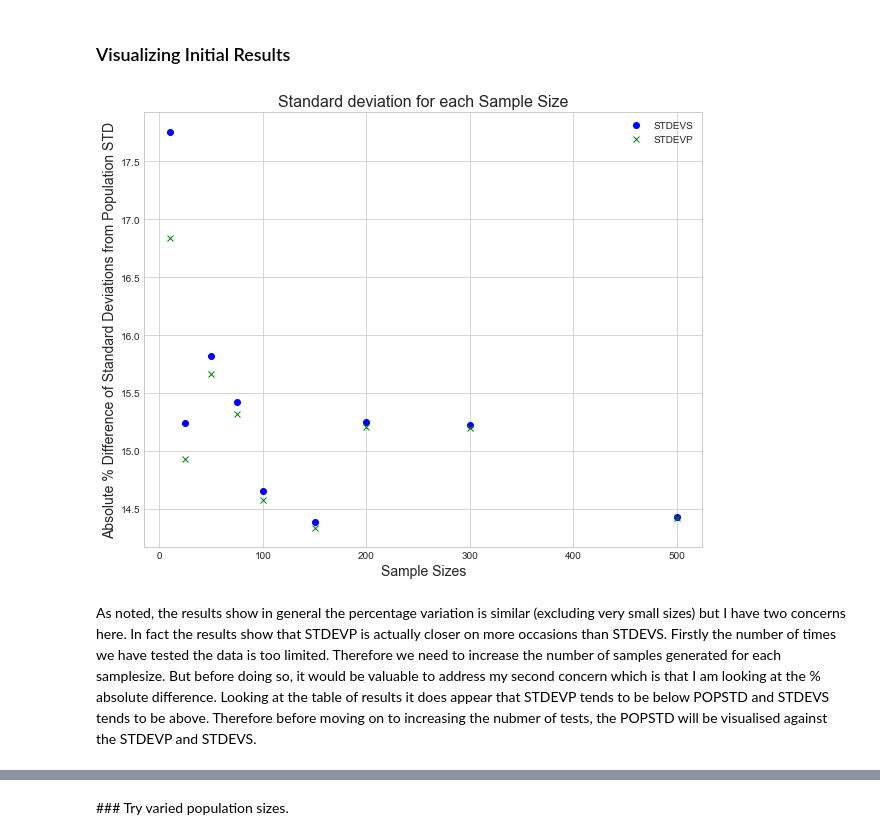
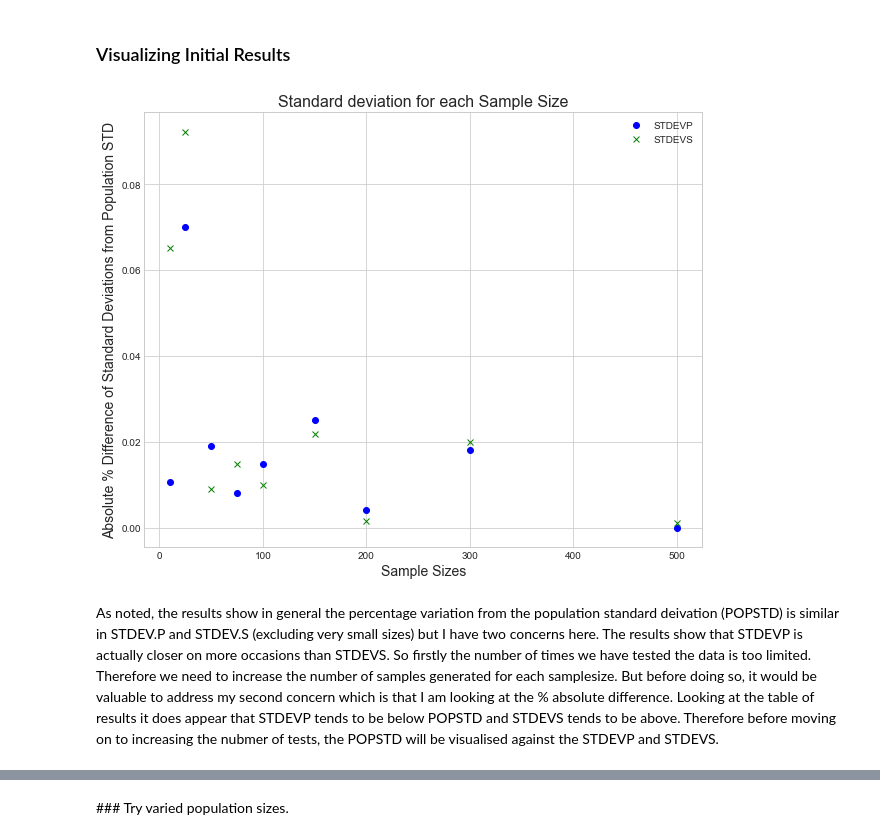
Before and after one commit to fionaoriordan/MLS_Tasks, a Jupyter notebook: Tasks.ipynb, the cells around one changed output, grey strips where cells are left out. Cells and saved outputs as stored; diff of their text form; code cells hidden in the pictures.

Commit message:
zooming in on stdev.p versus stdev.s for single testcases for each samplesize

```diff
--- a/Tasks.ipynb
+++ b/Tasks.ipynb
@@ -447,14 +475,14 @@ With a uniformally randomly generated population pop of size {len(pop)}, the pop
 # %%
 # Ploting  results for standard deviation using STDEV.P & STDEV.P versus pop STD
 # samplesize
-plt.plot(df['SAMPLESIZE'], df['STDEVS'], 'bo', label='STDEVS')
-plt.plot(df['SAMPLESIZE'], df['STDEVP'], 'gx', label='STDEVP')
+plt.plot(df['SAMPLESIZE'], df['STDP%DIFF'], 'bo', label='STDEVP')
+plt.plot(df['SAMPLESIZE'], df['STDS%DIFF'], 'gx', label='STDEVS')
 plt.title('Standard deviation for each Sample Size', fontsize='16')
 plt.xlabel('Sample Sizes', fontsize='14')
 plt.ylabel('Absolute % Difference of Standard Deviations from Population STD', fontsize='14')
 plt.legend()
 plt.show()
 # %% [output]
-[figure, old version]
+[figure, new version]
 # %% [markdown]
-As noted, the results show in general the percentage variation is similar (excluding very small sizes) but I have two concerns here. In fact the results show that STDEVP is actually closer on more occasions than STDEVS. Firstly the number of times we have tested the data is too limited. Therefore we need to increase the number of samples generated for each samplesize. But before doing so, it would be valuable to address my second concern which is that I am looking at the % absolute difference. Looking at the table of results it does appear that STDEVP tends to be below POPSTD and STDEVS tends to be above. Therefore before moving on to increasing the nubmer of tests, the POPSTD will be visualised against the STDEVP and STDEVS.
+As noted, the results show in general the percentage variation from the population standard deivation (POPSTD) is similar in STDEV.P and STDEV.S (excluding very small sizes) but I have two concerns here. The results show that STDEVP is actually closer on more occasions than STDEVS. So firstly the number of times we have tested the data is too limited. Therefore we need to increase the number of samples generated for each samplesize. But before doing so, it would be valuable to address my second concern which is that I am looking at the % absolute difference. Looking at the table of results it does appear that STDEVP tends to be below POPSTD and STDEVS tends to be above. Therefore before moving on to increasing the nubmer of tests, the POPSTD will be visualised against the STDEVP and STDEVS.
```
Also changed, not shown: parts of 23 cells of this notebook.
